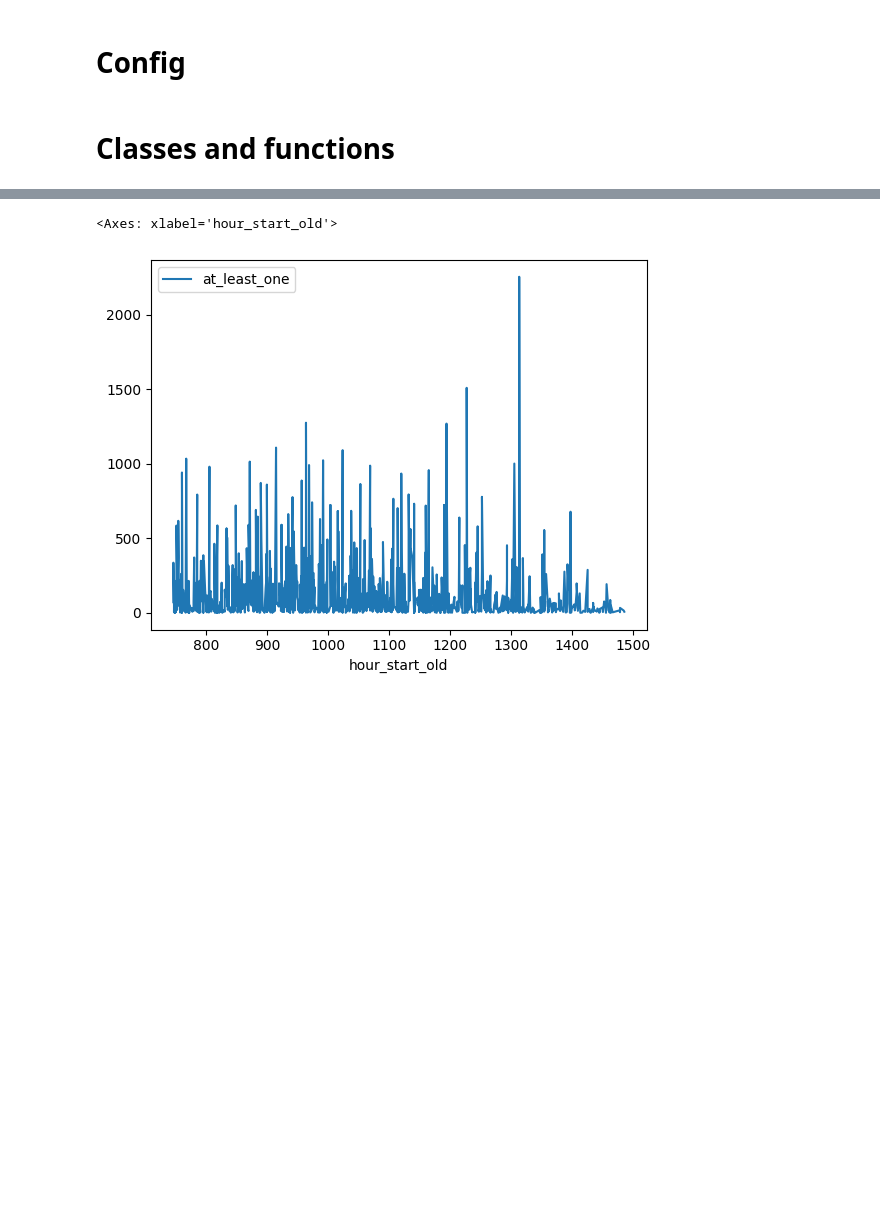
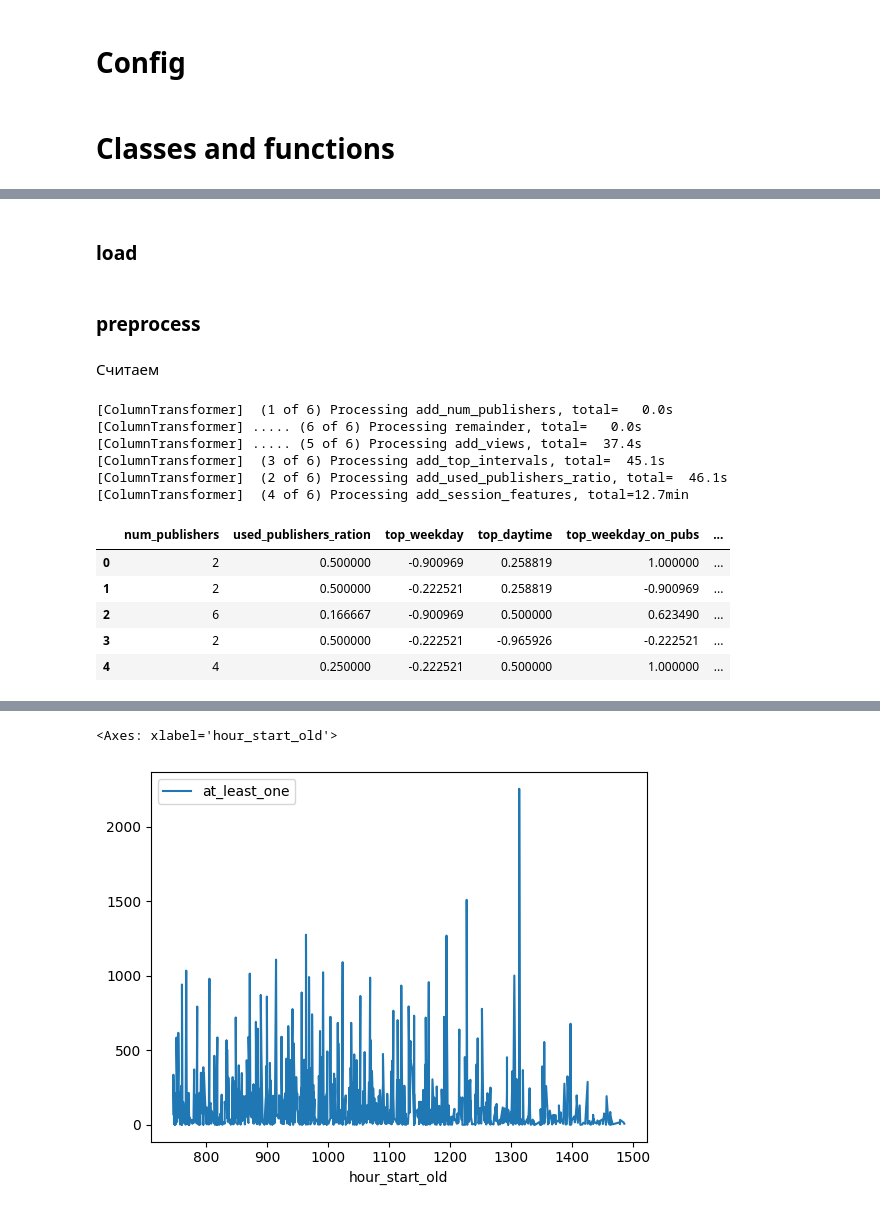
Before and after one commit to EgorChernov5/VILLKA, a Jupyter notebook: notebooks/training.ipynb, the cells around one changed output, grey strips where cells are left out. Drawn from its saved outputs; the diff is of its cells as text; code cells hidden in the pictures; blank space fills up the shorter version.

```diff
--- a/notebooks/training.ipynb
+++ b/notebooks/training.ipynb
@@ -50,0 +75,6 @@ OUTPUT_DATA_PATH = os.getenv("OUTPUT_DATA_PATH")
+# %%
+def str_to_list(X):
+    for col in X.columns:
+        X[col] = X[col].apply(lambda x: [int(v) for v in x.split(",")])
+
+    return X
@@ -50,0 +304,16 @@ OUTPUT_DATA_PATH = os.getenv("OUTPUT_DATA_PATH")
+# %% [markdown]
+### load
+# %%
+ext_user_ds_path = os.path.join(OUTPUT_DATA_PATH, "ext_users.csv")
+ext_history_ds_path = os.path.join(OUTPUT_DATA_PATH, "ext_history.csv")
+validate_ds_path = os.path.join(INPUT_DATA_PATH, "Предсказание количества просмотров рекламы/validate.tsv")
+validate_answers_ds_path = os.path.join(INPUT_DATA_PATH, "Предсказание количества просмотров рекламы/validate_answers.tsv")
+
+ext_user_ds = pd.read_csv(ext_user_ds_path)
+ext_history_ds = pd.read_csv(ext_history_ds_path)
+validate_ds = pd.read_csv(validate_ds_path, sep="\t")
+validate_answers_ds = pd.read_csv(validate_answers_ds_path, sep="\t")
+# %% [markdown]
+### preprocess
+# %% [markdown]
+Считаем
@@ -50,0 +363,17 @@ OUTPUT_DATA_PATH = os.getenv("OUTPUT_DATA_PATH")
+# %%
+validate_ds = ct.fit_transform(validate_ds)
+ext_validate_ds = fe_ct.fit_transform(validate_ds)
+ext_validate_ds.head()
+# %% [output]
+[ColumnTransformer]  (1 of 6) Processing add_num_publishers, total=   0.0s
+[ColumnTransformer] ..... (6 of 6) Processing remainder, total=   0.0s
+[ColumnTransformer] ..... (5 of 6) Processing add_views, total=  37.4s
+[ColumnTransformer]  (3 of 6) Processing add_top_intervals, total=  45.1s
+[ColumnTransformer]  (2 of 6) Processing add_used_publishers_ratio, total=  46.1s
+[ColumnTransformer]  (4 of 6) Processing add_session_features, total=12.7min
+|  | num_publishers | used_publishers_ration | top_weekday | top_daytime | top_weekday_on_pubs | ... |
+| 0 | 2 | 0.500000 | -0.900969 | 0.258819 | 1.000000 | ... |
+| 1 | 2 | 0.500000 | -0.222521 | 0.258819 | -0.900969 | ... |
+| 2 | 6 | 0.166667 | -0.900969 | 0.500000 | 0.623490 | ... |
+| 3 | 2 | 0.500000 | -0.222521 | -0.965926 | -0.222521 | ... |
+| 4 | 4 | 0.250000 | -0.222521 | 0.500000 | 1.000000 | ... |
```
Also changed, not shown: parts of 36 cells of this notebook.
